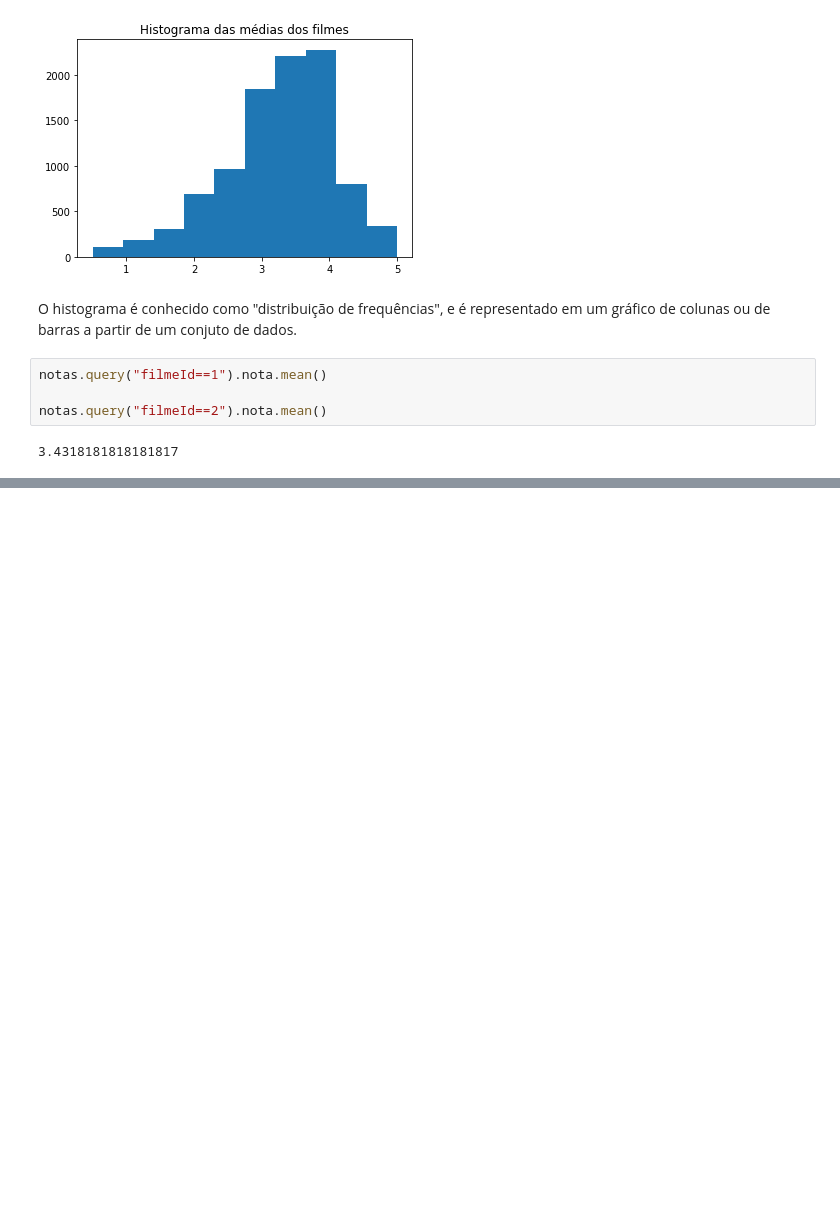
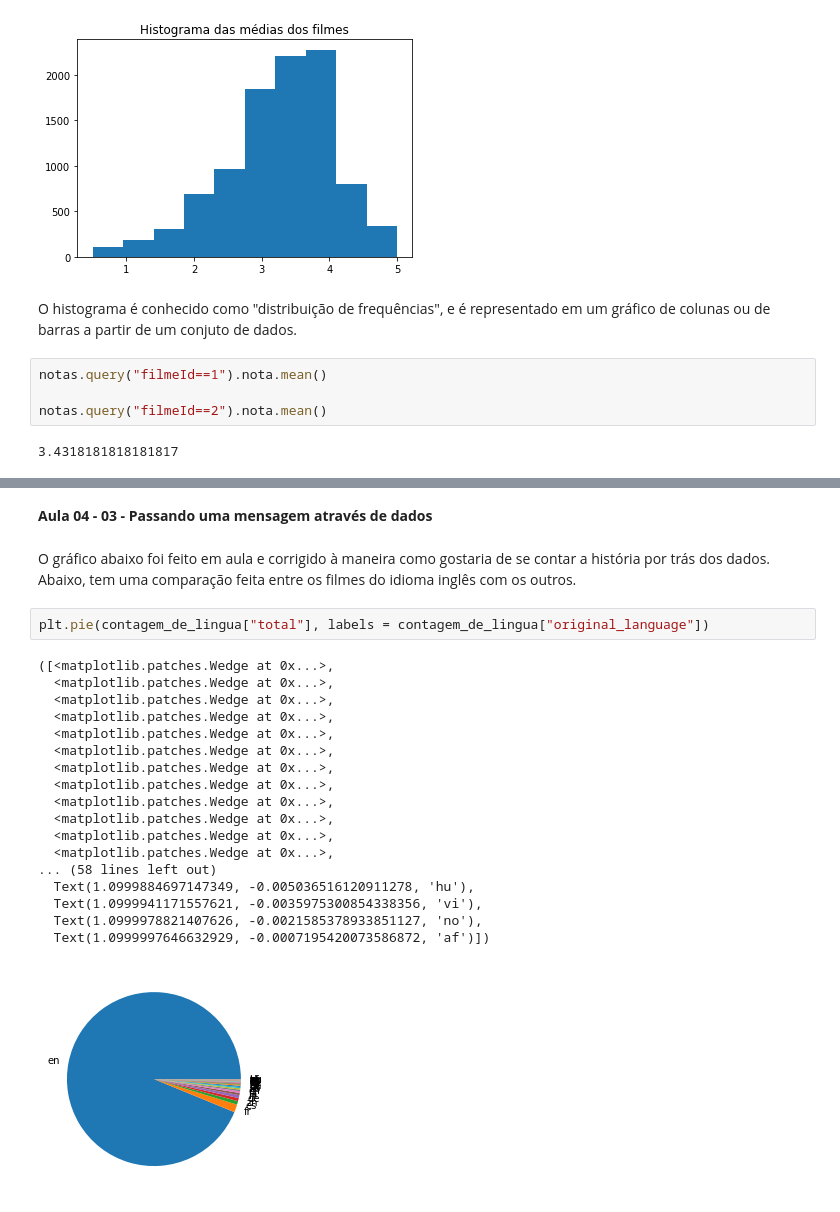
Before and after one commit to JoyciP/Data-science-Primeiros-passos, a Jupyter notebook: Introdução_a_Data_Science.ipynb, the cells around one changed output, grey strips where cells are left out. Drawn from its saved outputs; the diff is of its cells as text; blank space fills up the shorter version.

Commit message:
Analise de dados - aula 05

```diff
--- a/Introdução_a_Data_Science.ipynb
+++ b/Introdução_a_Data_Science.ipynb
@@ -210,0 +300,25 @@ notas.query("filmeId==2").nota.mean()
+# %% [markdown]
+**Aula 04 - 03 - Passando uma mensagem através de dados**
+# %% [markdown]
+O gráfico abaixo foi feito em aula e corrigido à maneira como gostaria de se contar a história por trás dos dados. Abaixo, tem uma comparação feita entre os filmes do idioma inglês com os outros.
+# %%
+plt.pie(contagem_de_lingua["total"], labels = contagem_de_lingua["original_language"])
+# %% [output]
+([<matplotlib.patches.Wedge at 0x...>,
+  <matplotlib.patches.Wedge at 0x...>,
+  <matplotlib.patches.Wedge at 0x...>,
+  <matplotlib.patches.Wedge at 0x...>,
+  <matplotlib.patches.Wedge at 0x...>,
+  <matplotlib.patches.Wedge at 0x...>,
+  <matplotlib.patches.Wedge at 0x...>,
+  <matplotlib.patches.Wedge at 0x...>,
+  <matplotlib.patches.Wedge at 0x...>,
+  <matplotlib.patches.Wedge at 0x...>,
+  <matplotlib.patches.Wedge at 0x...>,
+  <matplotlib.patches.Wedge at 0x...>,
+... (58 lines left out)
+  Text(1.0999884697147349, -0.005036516120911278, 'hu'),
+  Text(1.0999941171557621, -0.0035975300854338356, 'vi'),
+  Text(1.0999978821407626, -0.0021585378933851127, 'no'),
+  Text(1.0999997646632929, -0.0007195420073586872, 'af')])
+[figure, added]
```
Also changed, not shown: parts of 25 cells of this notebook.
